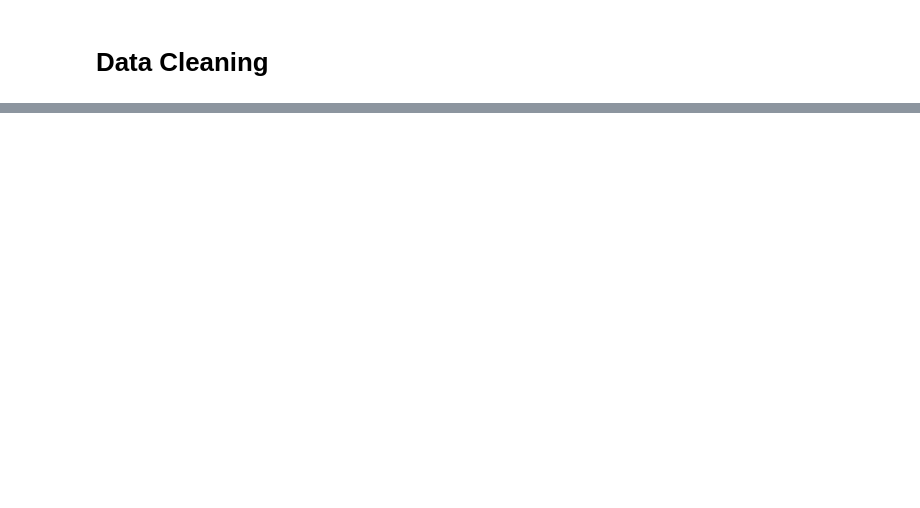
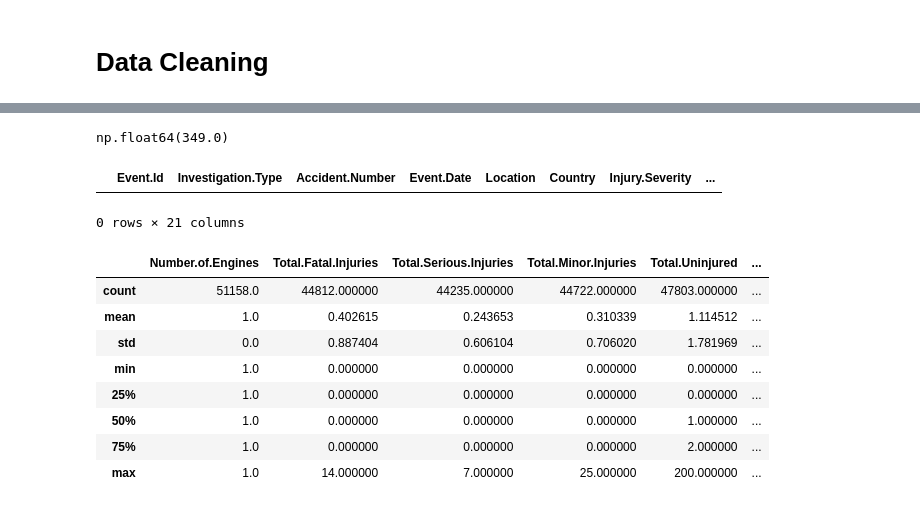
Before and after one commit to Luwate/dsc-phase-1-project, a Jupyter notebook: student.ipynb, the cells around one changed output, grey strips where cells are left out. Cells and saved outputs as stored; diff of their text form; code cells hidden in the pictures; blank space fills up the shorter version.

```diff
--- a/student.ipynb
+++ b/student.ipynb
@@ -326,0 +394,4 @@ dtype: float64
+# %%
+df_cleaned[df_cleaned.duplicated(subset=['Event.Id'])]['Total.Fatal.Injuries'].max()
+# %% [output]
+np.float64(349.0)
@@ -326,0 +400,5 @@ dtype: float64
+# %%
+df_cleaned[df_cleaned['Event.Id']== '20020124X00116']
+# %% [output]
+|  | Event.Id | Investigation.Type | Accident.Number | Event.Date | Location | Country | Injury.Severity | ... |
+0 rows × 21 columns
@@ -326,0 +407,12 @@ dtype: float64
+# %%
+df_cleaned[df_cleaned['Number.of.Engines']==1].describe()
+# %% [output]
+|  | Number.of.Engines | Total.Fatal.Injuries | Total.Serious.Injuries | Total.Minor.Injuries | Total.Uninjured | ... |
+| count | 51158.0 | 44812.000000 | 44235.000000 | 44722.000000 | 47803.000000 | ... |
+| mean | 1.0 | 0.402615 | 0.243653 | 0.310339 | 1.114512 | ... |
+| std | 0.0 | 0.887404 | 0.606104 | 0.706020 | 1.781969 | ... |
+| min | 1.0 | 0.000000 | 0.000000 | 0.000000 | 0.000000 | ... |
+| 25% | 1.0 | 0.000000 | 0.000000 | 0.000000 | 0.000000 | ... |
+| 50% | 1.0 | 0.000000 | 0.000000 | 0.000000 | 1.000000 | ... |
+| 75% | 1.0 | 0.000000 | 0.000000 | 0.000000 | 2.000000 | ... |
+| max | 1.0 | 14.000000 | 7.000000 | 25.000000 | 200.000000 | ... |
```
Also changed, not shown: parts of 41 cells of this notebook.
